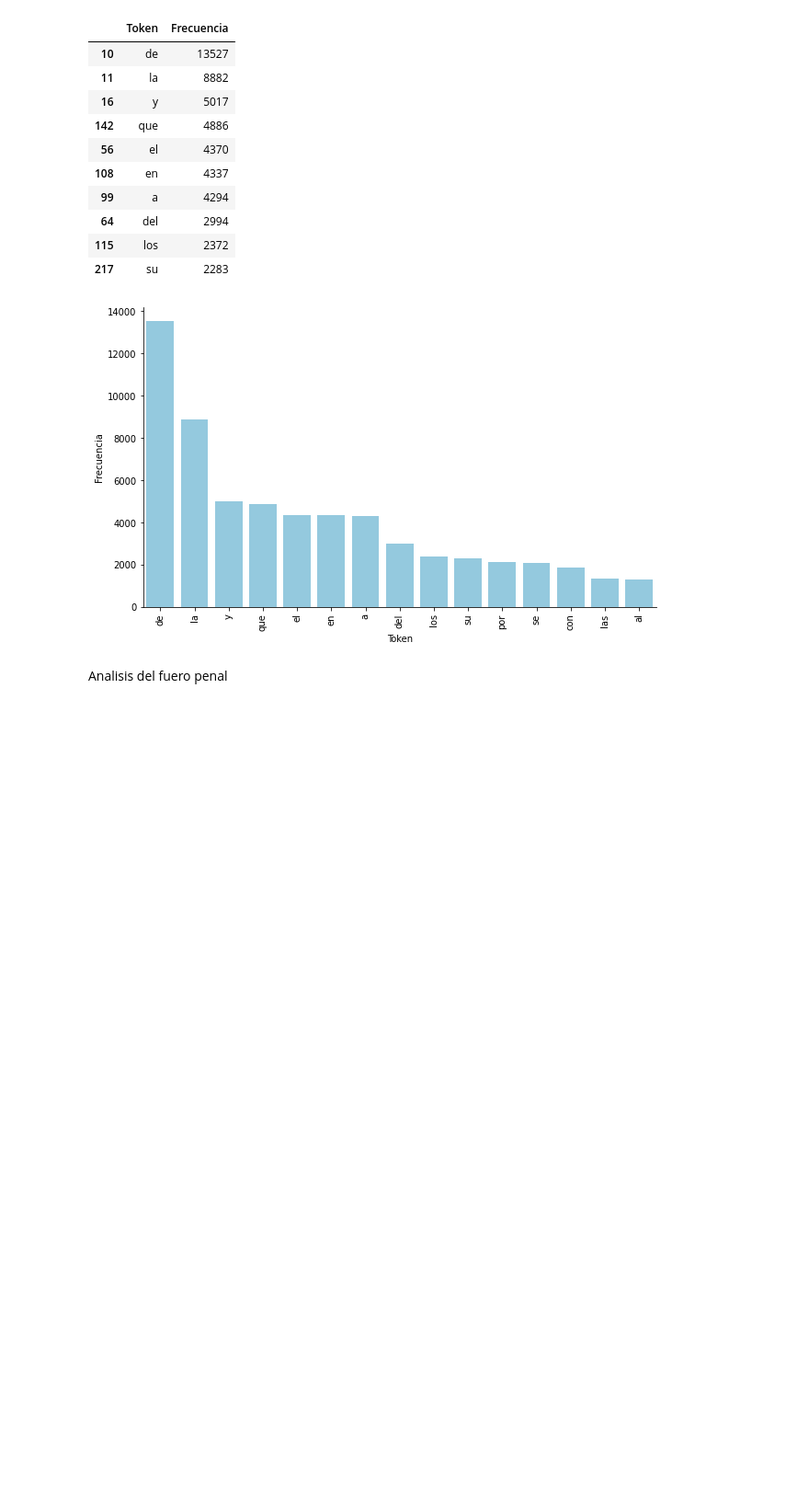
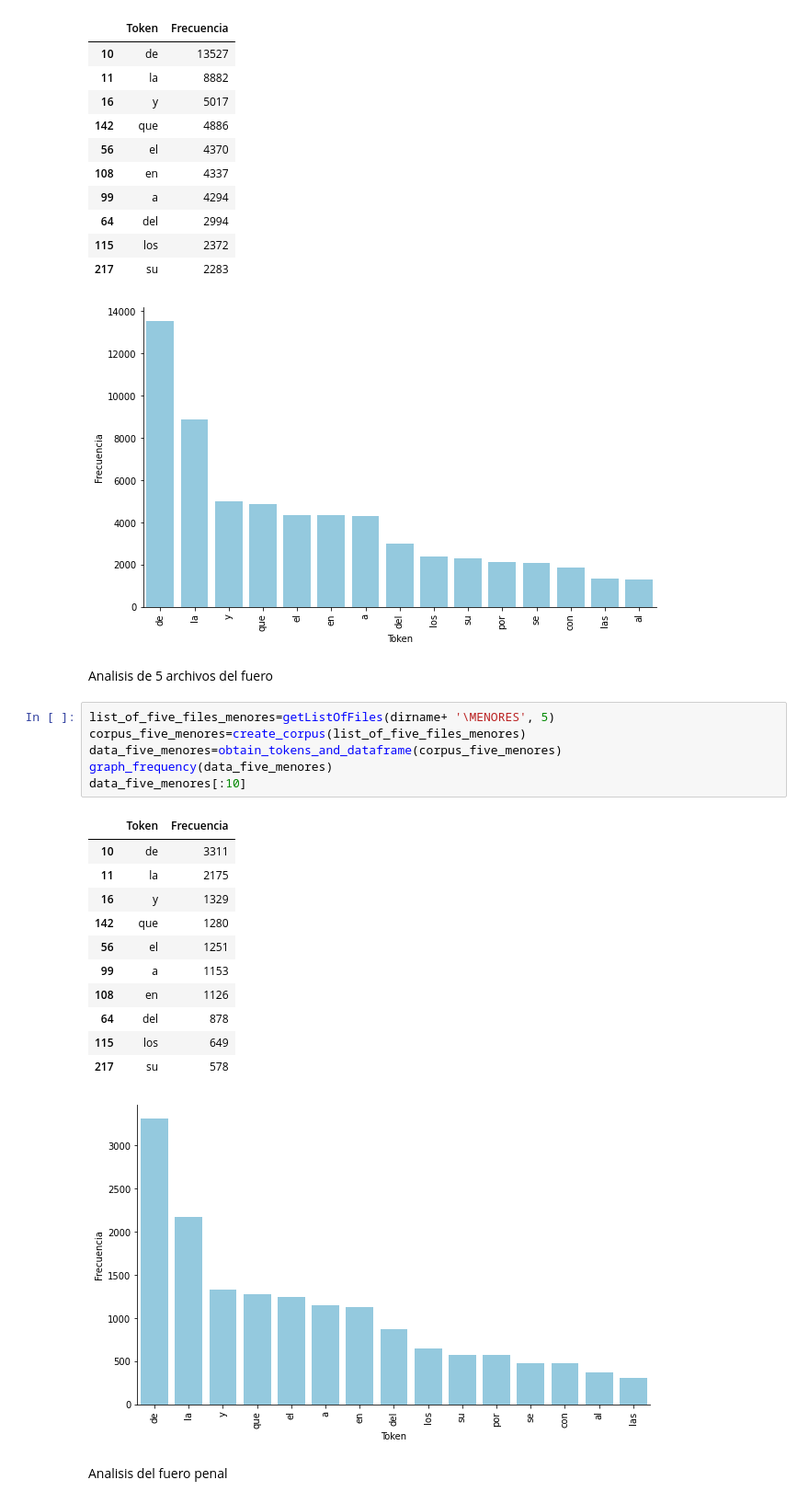
Before and after one commit to nicocarrion1/Mentoria_Busqueda_y_Recomendacion_Textos_Legales, a Jupyter notebook: Practico 1 - Analisis y Visualizacion.ipynb, the cells around one changed output. Shown at 92% size. Saved outputs shown, nothing was run; the diff lists cells and outputs as text; blank space fills up the shorter version.

```diff
--- a/Practico 1 - Analisis y Visualizacion.ipynb
+++ b/Practico 1 - Analisis y Visualizacion.ipynb
@@ -205,5 +260,26 @@ data_menores[:10]
 | 115 | los | 2372 |
 | 217 | su | 2283 |
 [figure]
+# %% [markdown]
+Analisis de 5 archivos del fuero
+# %%
+list_of_five_files_menores=getListOfFiles(dirname+ '\MENORES', 5)
+corpus_five_menores=create_corpus(list_of_five_files_menores)
+data_five_menores=obtain_tokens_and_dataframe(corpus_five_menores)
+graph_frequency(data_five_menores)
+data_five_menores[:10]
+# %% [output]
+|  | Token | Frecuencia |
+| 10 | de | 3311 |
+| 11 | la | 2175 |
+| 16 | y | 1329 |
+| 142 | que | 1280 |
+| 56 | el | 1251 |
+| 99 | a | 1153 |
+| 108 | en | 1126 |
+| 64 | del | 878 |
+| 115 | los | 649 |
+| 217 | su | 578 |
+[figure, added]
 # %% [markdown]
 Analisis del fuero penal
```
Also changed, not shown: parts of 50 cells of this notebook.
